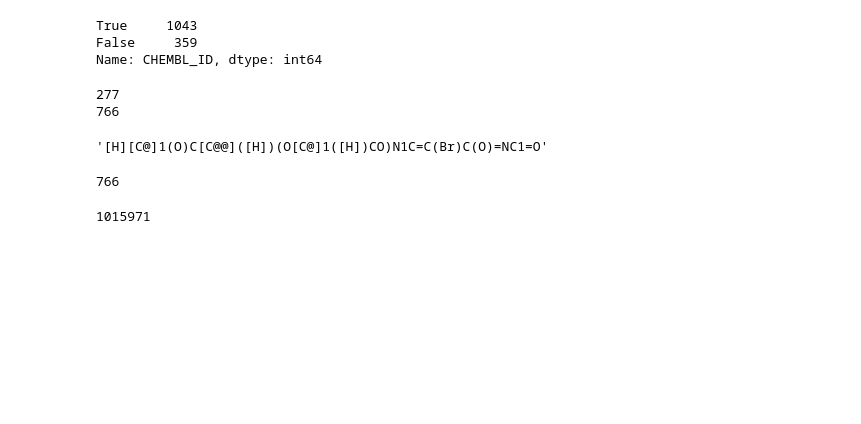
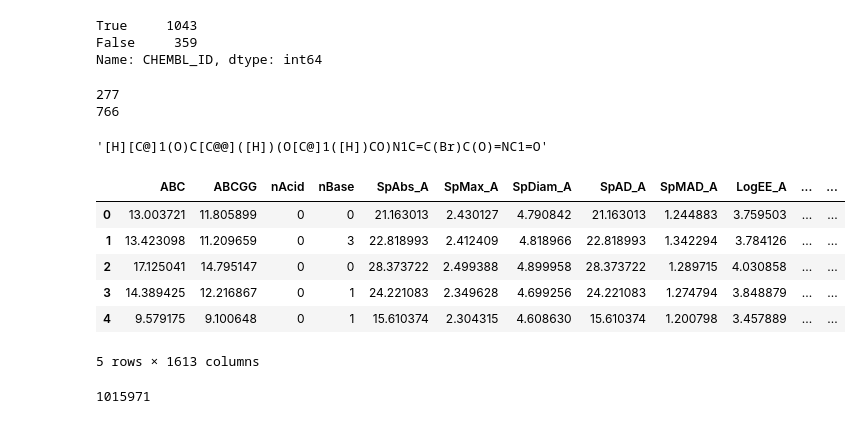
Before and after one commit to kyuniie/BigData, a Jupyter notebook: attempt2.ipynb, the cells around one changed output. Drawn from its saved outputs; the diff is of its cells as text; code cells hidden in the pictures; blank space fills up the shorter version.

```diff
--- a/attempt2.ipynb
+++ b/attempt2.ipynb
@@ -69,12 +54,14 @@ G[0][13]
 'CHEMBL2103749'
 # %%
 T = []
+SMILES = []
 for i in range(0, len(F)):
     CHEM = F[i][2]
     for j in range(0, len(G)):
         CHEM2 = G[j][13]
         if CHEM == CHEM2:
             T.append([F[i][2],G[j][:10]])
+            SMILES.append(F[i][0])
 # %%
 len(T)
 # %% [output]
@@ -134,7 +117,17 @@ for i in Y[6]:
-# %%
-len(smiles)
-# %% [output]
-766
+# %%
+mols = [Chem.MolFromSmiles(smi) for smi in SMILES]
+# %%
+dff = calc.pandas(mols)
+# %%
+dff.head()
+# %% [output]
+|  | ABC | ABCGG | nAcid | nBase | SpAbs_A | SpMax_A | SpDiam_A | SpAD_A | SpMAD_A | LogEE_A | ... | ... |
+| 0 | 13.003721 | 11.805899 | 0 | 0 | 21.163013 | 2.430127 | 4.790842 | 21.163013 | 1.244883 | 3.759503 | ... | ... |
+| 1 | 13.423098 | 11.209659 | 0 | 3 | 22.818993 | 2.412409 | 4.818966 | 22.818993 | 1.342294 | 3.784126 | ... | ... |
+| 2 | 17.125041 | 14.795147 | 0 | 0 | 28.373722 | 2.499388 | 4.899958 | 28.373722 | 1.289715 | 4.030858 | ... | ... |
+| 3 | 14.389425 | 12.216867 | 0 | 1 | 24.221083 | 2.349628 | 4.699256 | 24.221083 | 1.274794 | 3.848879 | ... | ... |
+| 4 | 9.579175 | 9.100648 | 0 | 1 | 15.610374 | 2.304315 | 4.608630 | 15.610374 | 1.200798 | 3.457889 | ... | ... |
+5 rows × 1613 columns
 # %%
 ## trying pandas merge/inner join
 
```
Also changed, not shown: parts of 4 cells of this notebook.
